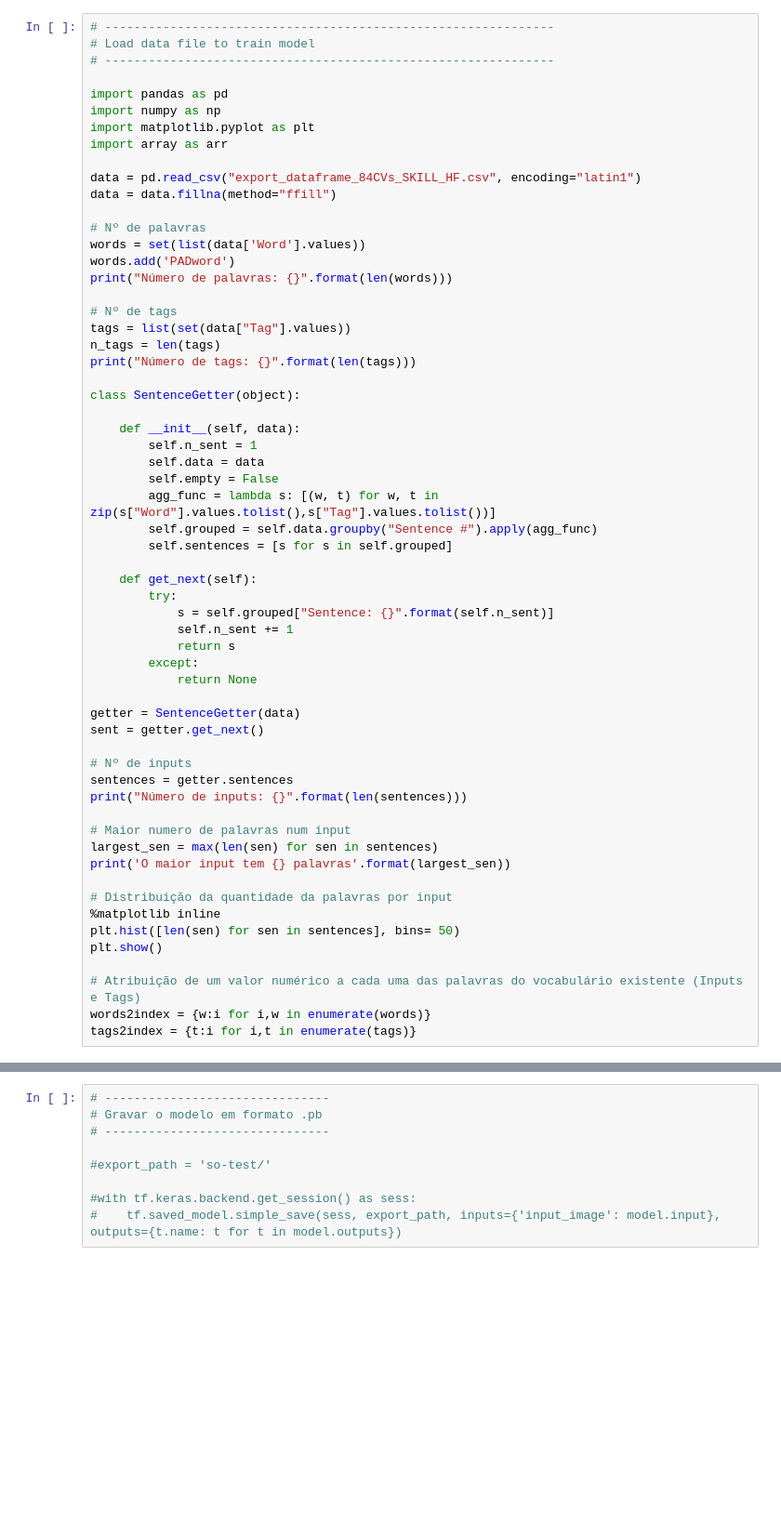
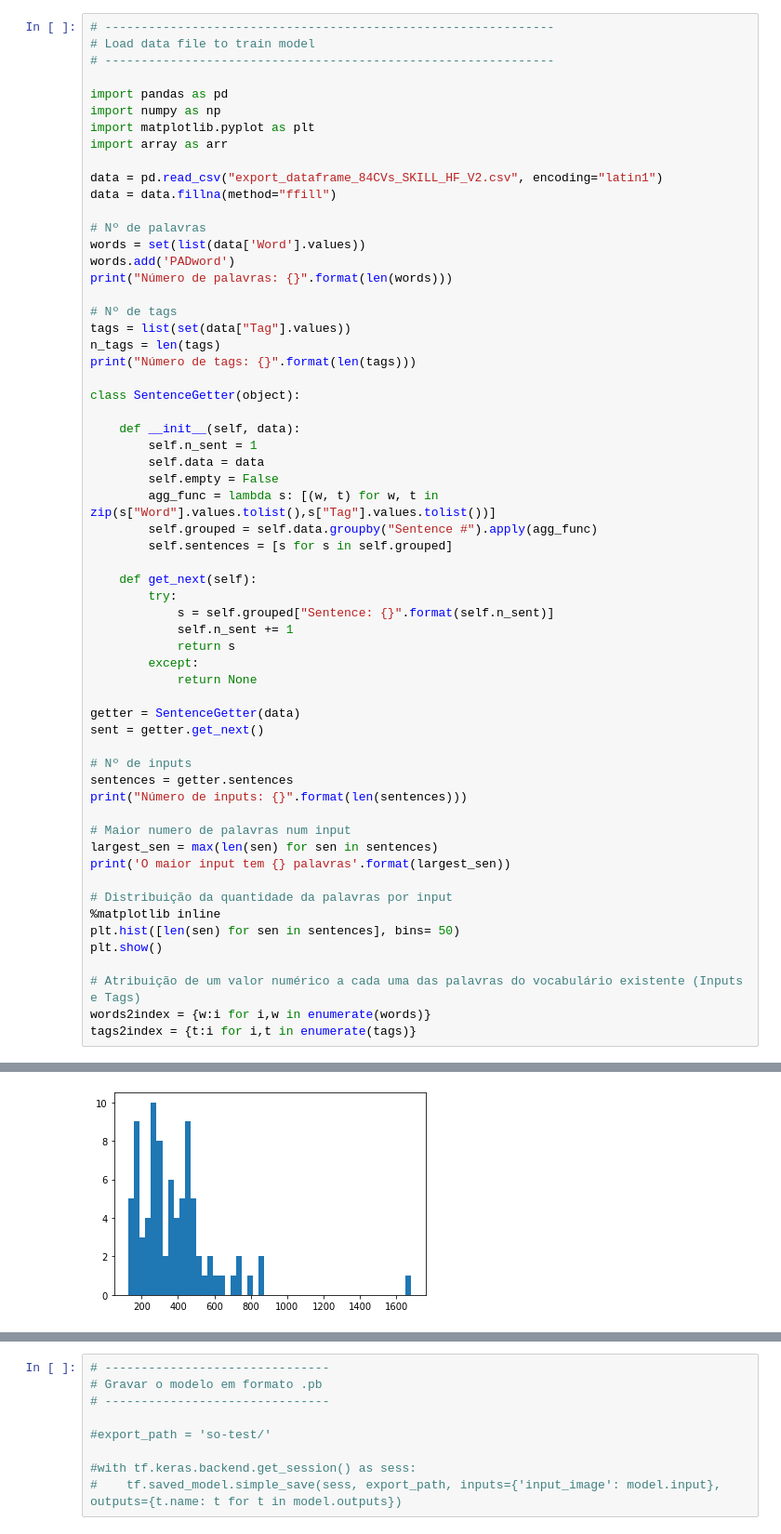
Before and after one commit to AMTLABS/ML---CV, a Jupyter notebook: train_ner_model.ipynb, the cells around one changed output, grey strips where cells are left out. Shown: that part at 93% size. Cells and saved outputs as stored; diff of their text form; blank space fills up the shorter version.

```diff
--- a/train_ner_model.ipynb
+++ b/train_ner_model.ipynb
@@ -8,7 +8,7 @@ import numpy as np
 import matplotlib.pyplot as plt
 import array as arr
 
-data = pd.read_csv("export_dataframe_84CVs_SKILL_HF.csv", encoding="latin1")
+data = pd.read_csv("export_dataframe_84CVs_SKILL_HF_V2.csv", encoding="latin1")
 data = data.fillna(method="ffill")
 
 # Nº de palavras
@@ -58,3 +58,4 @@ plt.show()
 # Atribuição de um valor numérico a cada uma das palavras do vocabulário existente (Inputs e Tags)
 words2index = {w:i for i,w in enumerate(words)}
 tags2index = {t:i for i,t in enumerate(tags)}
+# %% [output]
@@ -61,3 +66,4 @@ tags2index = {t:i for i,t in enumerate(tags)}
+[figure, added]
 # %%
 # -------------------------------------------------------------------------------------------------------------------------------------------------
 # Split dos inputs por palavra. Consoante o tamanho máximo dos inputs é acrescentada a palavra PADword para todos os inputs terem a mesma dimensão.
```
Also changed, not shown: parts of 6 cells of this notebook, 7 other files.
